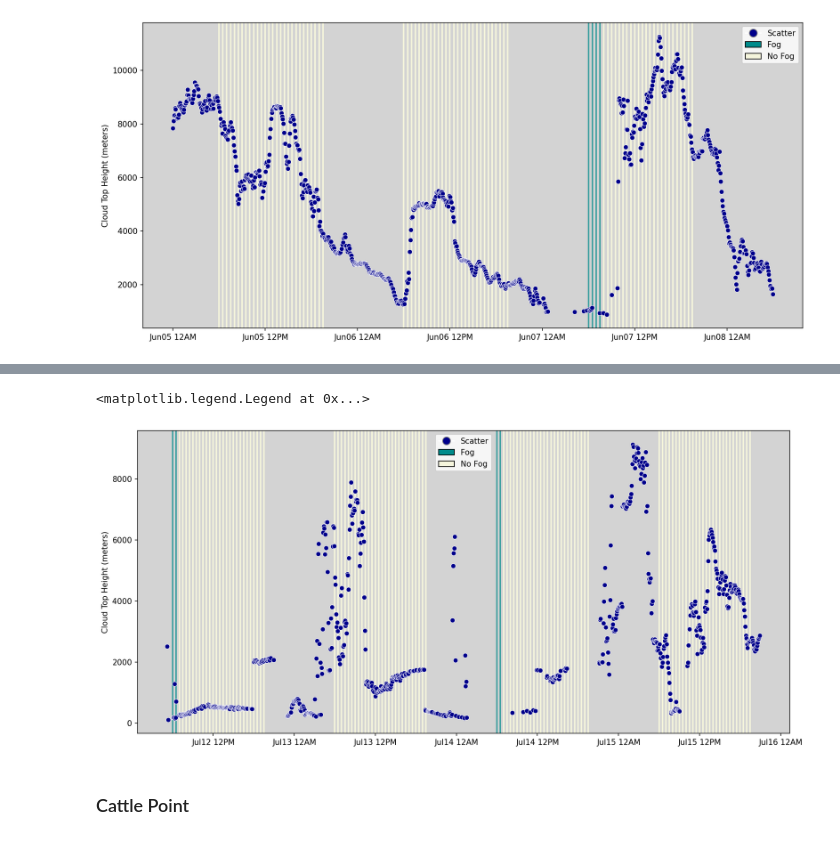
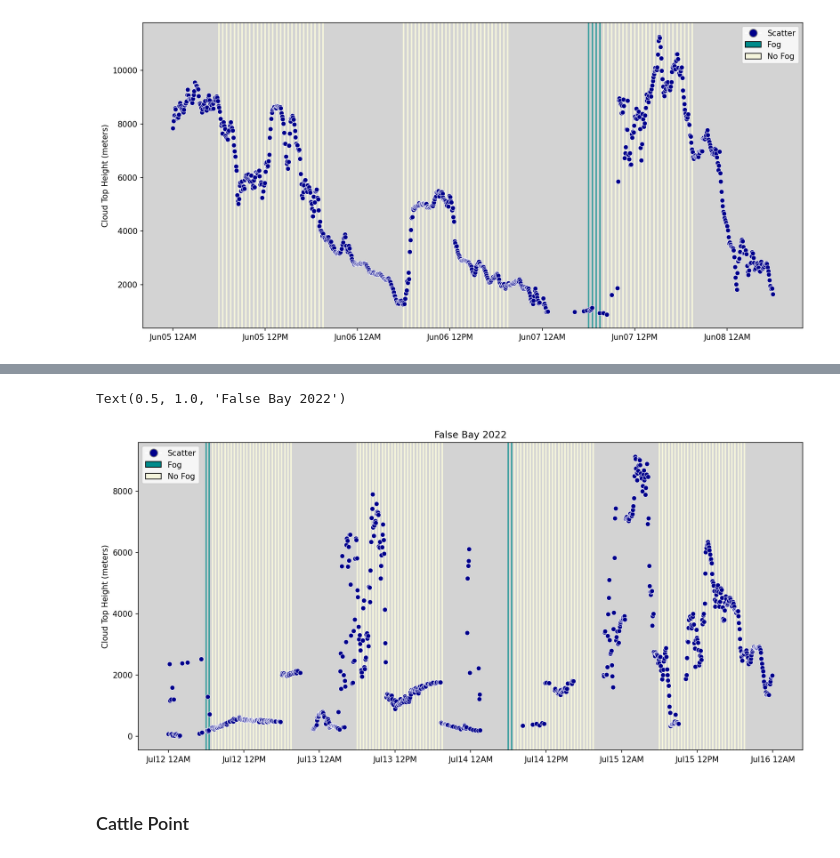
Before and after one commit to autumn-yng/summerfog, a Jupyter notebook: compare-goes-vs-photos.ipynb, the cells around one changed output, grey strips where cells are left out. Cells and saved outputs as stored; diff of their text form; code cells hidden in the pictures.

Commit message:
Add comparison plot title, add plot for late June

```diff
--- a/compare-goes-vs-photos.ipynb
+++ b/compare-goes-vs-photos.ipynb
@@ -67,7 +67,7 @@ cattlepoint_timeseries = ds['Height'].sel(latitude = cattlepoint[0], longitude =
 # %% [markdown]
 ## Open computer vision fog prediction pandas dataframe
 # %%
-df = pd.read_csv('FalseBay_predicted_time_df.csv', index_col = 0)
+df = pd.read_csv('image_classification_output/FalseBay_predicted_time_df.csv', index_col = 0)
 df
 # %% [output]
 |  | Time | Predicted label |
@@ -135,7 +135,7 @@ plt.scatter(fog_df['2022-07-01 18:00:02': '2022-07-02 18:00:00'].index, fog_df['
 we have to set the time column as index in order to merge it later with the fog classification along the time axis.
 datetime after read out from csv are usually strings, so we have to convert them back to datetime objects
 '''
-fb_height_df = pd.read_csv('falsebay_cloudheight_df.csv', index_col='time', parse_dates=True)
+fb_height_df = pd.read_csv('cloud_height_timeseries/falsebay_cloudheight_df.csv', index_col='time', parse_dates=True)
 print(type(fb_height_df.index[0]))
 fb_height_df
 # %% [output]
@@ -230,3 +259,35 @@ ax1.legend(handles=legend_elements)
 # %% [output]
 <matplotlib.legend.Legend at 0x...>
 [figure]
+# %%
+from matplotlib.patches import Patch
+from matplotlib.lines import Line2D
+import matplotlib.dates as mdates
+from matplotlib.dates import DateFormatter
+
+fig, ax1 = plt.subplots(figsize = (15,7), dpi=150) # change dpi from default 100 to 150 to increase resolution
+df1 = fb['2022-06-24 00:00:00': '2022-06-28 00:00:00']
+
+for i in range(len(df1)):
+	if df1["Predicted label"][i] == 0:
+			no_fog_line = ax1.axvspan(df1.index[i], df1.index[i], color='beige', alpha=1, linewidth=2, label='no fog')
+
+	elif df1["Predicted label"][i] == 1:
+			fog_line = ax1.axvspan(df1.index[i], df1.index[i], color='darkcyan', alpha=0.75, linewidth=1.8, label='fog')
+
+
+ax1.scatter(df1.index, df1["Height"], color='darkblue', linewidths=0.5, edgecolor='white', label="Cloud Top Height") # Cloud Height points
+ax1.set_ylabel("Cloud Top Height (meters)")
+ax1.set_facecolor('lightgrey') # background color
+
+# Define the date format
+date_form = DateFormatter("%h%d %I%p")
+ax1.xaxis.set_major_formatter(date_form)
+
+# Add custom legend (doc: https://matplotlib.org/stable/api/_as_gen/matplotlib.pyplot.legend.html)
+legend_elements = [	Line2D([0], [0], marker='o', color='w', label='Scatter', markerfacecolor='darkblue', markeredgecolor='grey', markersize=10),
+					Patch(facecolor='darkcyan', edgecolor='black', label='Fog'),
+					Patch(facecolor='beige', edgecolor='black', label='No Fog')
+					]
+ax1.legend(handles=legend_elements)
+ax1.set_title("False Bay 2022")
@@ -235,36 +299,37 @@ from matplotlib.patches import Patch
 from matplotlib.lines import Line2D
 import matplotlib.dates as mdates
 from matplotlib.dates import DateFormatter
 
 fig, ax1 = plt.subplots(figsize = (15,7), dpi=150) # change dpi from default 100 to 150 to increase resolution
-df1 = fb['2022-07-12 05:00:00': '2022-07-15 21:00:00']
+df1 = fb['2022-07-12 00:00:00': '2022-07-16 00:00:00']
 
 for i in range(len(df1)):
 	if df1["Predicted label"][i] == 0:
 			no_fog_line = ax1.axvspan(df1.index[i], df1.index[i], color='beige', alpha=1, linewidth=2, label='no fog')
 
 	elif df1["Predicted label"][i] == 1:
 			fog_line = ax1.axvspan(df1.index[i], df1.index[i], color='darkcyan', alpha=0.75, linewidth=1.8, label='fog')
 
 
 ax1.scatter(df1.index, df1["Height"], color='darkblue', linewidths=0.5, edgecolor='white', label="Cloud Top Height") # Cloud Height points
 ax1.set_ylabel("Cloud Top Height (meters)")
 ax1.set_facecolor('lightgrey') # background color
 
 # Define the date format
 date_form = DateFormatter("%h%d %I%p")
 ax1.xaxis.set_major_formatter(date_form)
 
 # Add custom legend (doc: https://matplotlib.org/stable/api/_as_gen/matplotlib.pyplot.legend.html)
 legend_elements = [	Line2D([0], [0], marker='o', color='w', label='Scatter', markerfacecolor='darkblue', markeredgecolor='grey', markersize=10),
 					Patch(facecolor='darkcyan', edgecolor='black', label='Fog'),
 					Patch(facecolor='beige', edgecolor='black', label='No Fog')
 					]
 ax1.legend(handles=legend_elements)
+ax1.set_title("False Bay 2022")
 # ax1.tick_params(axis='x', labelrotation=90)
 # %% [output]
-<matplotlib.legend.Legend at 0x...>
+Text(0.5, 1.0, 'False Bay 2022')
-[figure, old version]
+[figure, new version]
 # %% [markdown]
 ### Cattle Point
 # %%
```
Also changed, not shown: parts of 4 cells of this notebook.
